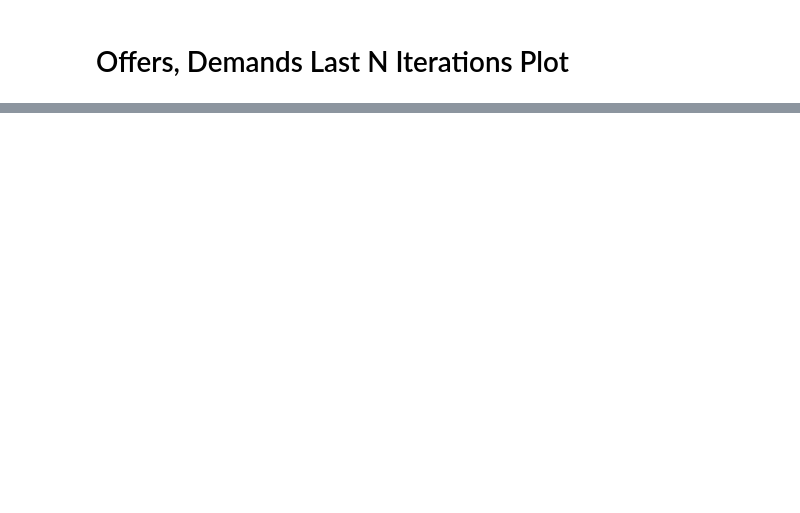
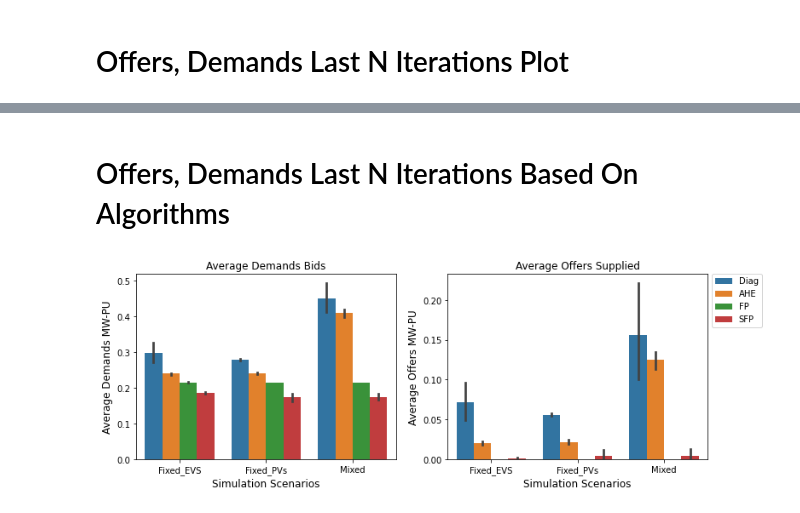
Before and after one commit to alirezakfz/PyomoModels, a Jupyter notebook: 08_SEST2022_DA_EQ/Results3/Plot/Journal_Diagonalization_V01.ipynb, the cells around one changed output, grey strips where cells are left out. Drawn from its saved outputs; the diff is of its cells as text; code cells hidden in the pictures; blank space fills up the shorter version.

```diff
--- a/08_SEST2022_DA_EQ/Results3/Plot/Journal_Diagonalization_V01.ipynb
+++ b/08_SEST2022_DA_EQ/Results3/Plot/Journal_Diagonalization_V01.ipynb
@@ -156,0 +208,69 @@ time_demand, time_offer
+# %% [markdown]
+# Offers, Demands  Last N Iterations Based On Algorithms
+# %%
+counter = 0
+counter_algo=0
+demand = []
+offer =[]
+scenario=[]
+DAs_Cat=[]
+algos =[]
+
+# how many last iterations to show
+last_iterations = 50
+no_iterations = 300
+
+#iterate trough all dataframes and average their offers bids : all DAs in each 3 scenario
+for df in df_all:
+    no_iterations = len(df.groupby('Iteration').mean())
+    if no_iterations > last_iterations:
+        df = df[df['Iteration'] > no_iterations - last_iterations]
+    temp_offer = df[time_offer].drop('Time', axis=1).mean()
+    temp_demand = df[time_demand].drop('Time', axis=1).mean()
+
+    for i in range(len(temp_offer)):
+        demand.append(temp_demand[i])
+        offer.append(temp_offer[i])
+        cat = temp_offer.index[i]
+        DAs_Cat.append(offer_dict[cat])
+        scenario.append(scen_list[counter%3])
+        algos.append(algo_list[counter_algo])
+    counter+=1
+    if counter % 3 == 0:
+        counter_algo+=1
+
+# # Create Dataframe from listed Values
+df_demand = pd.DataFrame({'Demands':demand, 'Offer':offer,  'Scenario':scenario, 'Category':DAs_Cat, 'Algorithm':algos})
+#df_demand = df_demand.groupby(['Scenario', 'Category']).mean().reset_index().melt(id_vars=['Scenario','Category'],  var_name="Bid_Type", value_name="Bid_Value")
+
+# df_offer = pd.DataFrame({"Offer":offer, 'Scenario':scenario, 'Time':time})
+# df_compare = pd.DataFrame({'Demands':demand,  "Offer":offer, 'Scenario':scenario, 'Time':time})
+# # Slice Dataframe for different plots
+
+fig, axes = plt.subplots(1, 2, figsize=(12, 4))
+order =['Diag', 'AHE', 'FP', 'SFP']
+
+sns.barplot(data= df_demand.groupby(['Category','Algorithm','Scenario']).mean().reset_index(),
+            x='Scenario', y='Demands', hue='Algorithm' , hue_order=order, ax=axes[0])
+axes[0].set_title("Average Demands Bids", fontsize=12)
+axes[0].set_xlabel('Simulation Scenarios',fontsize=12);
+axes[0].set_ylabel('Average Demands MW-PU',fontsize=12);
+axes[0].set_rasterized(True)
+
+sns.barplot(data= df_demand.groupby(['Category','Algorithm','Scenario']).mean().reset_index(),
+            x='Scenario', y='Offer', hue='Algorithm' , hue_order=order, ax=axes[1])
+axes[1].set_title("Average Offers Supplied", fontsize=12)
+axes[1].set_xlabel('Simulation Scenarios',fontsize=12);
+axes[1].set_ylabel('Average Offers MW-PU',fontsize=12);
+axes[1].set_rasterized(True)
+
+handles, labels = axes[0].get_legend_handles_labels()
+#fig.legend(handles, labels, loc='upper right')
+fig.legend(handles, labels, bbox_to_anchor=(0.98, 0.90))
+
+for ax in axes:
+    ax.get_legend().remove()
+
+# fig.suptitle('Average Demands and Offers Last %d Iterations Based on Categories'%last_iterations, fontsize=14, y=1.);
+# %% [output]
+[figure, added]
```
Also changed, not shown: parts of 6 cells of this notebook, 3 other files.
